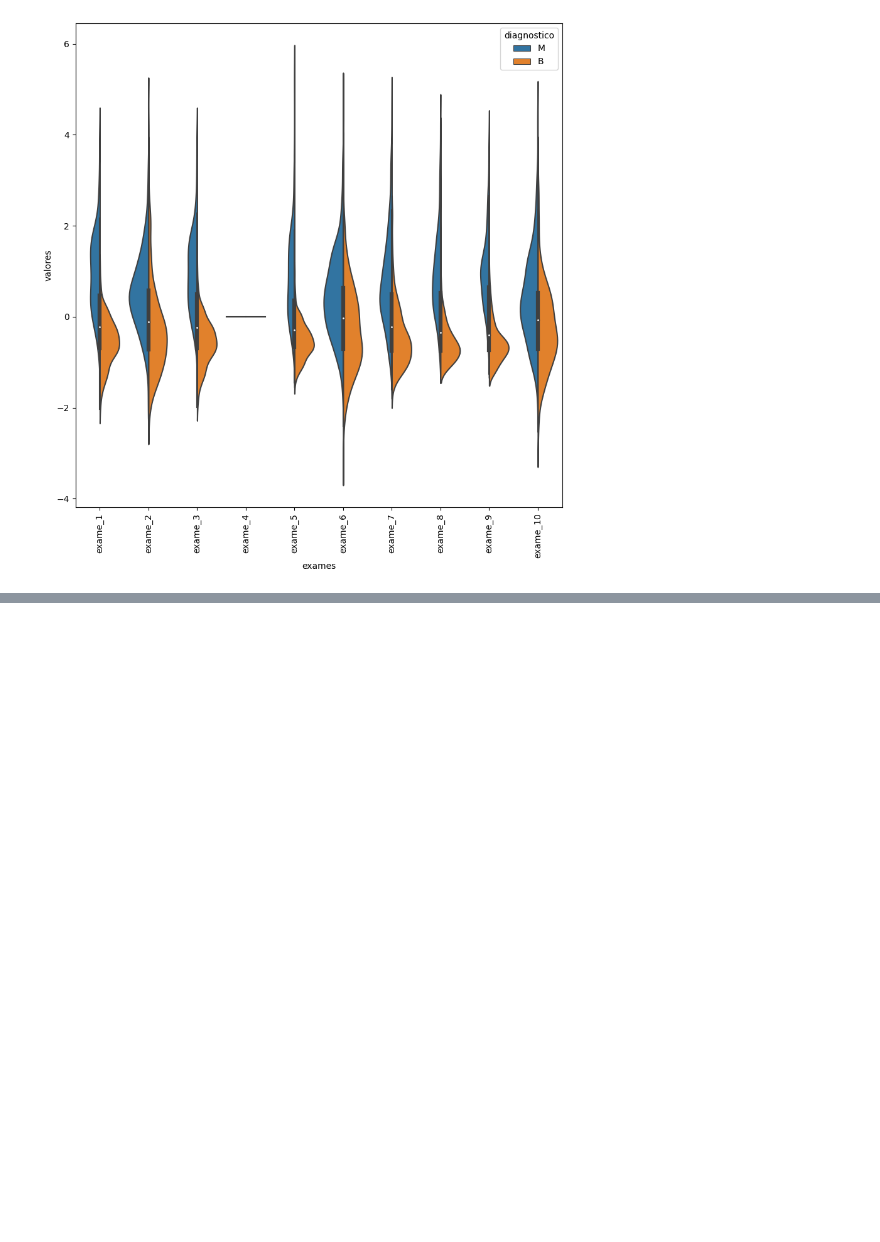
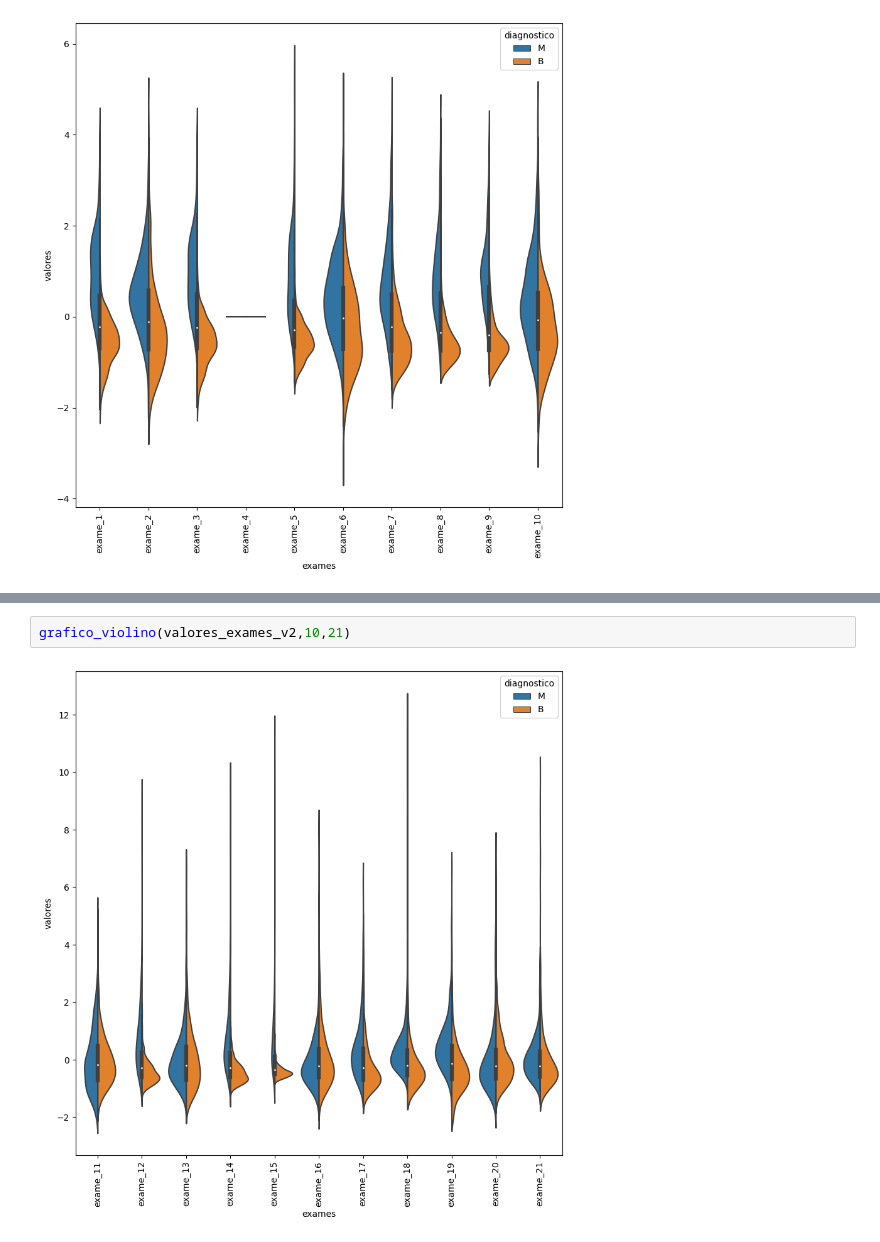
Before and after one commit to Augusto-S01/estudosDeIA, a Jupyter notebook: Dimensionalidade/main.ipynb, the cells around one changed output, grey strips where cells are left out. Saved outputs shown, nothing was run; the diff lists cells and outputs as text; blank space fills up the shorter version.

```diff
--- a/Dimensionalidade/main.ipynb
+++ b/Dimensionalidade/main.ipynb
@@ -175,0 +175,4 @@ def grafico_violino(valores,inicio,fim):
+# %%
+grafico_violino(valores_exames_v2,10,21)
+# %% [output]
+[figure, added]
```
Also changed, not shown: parts of 20 cells of this notebook, 5 other files.
